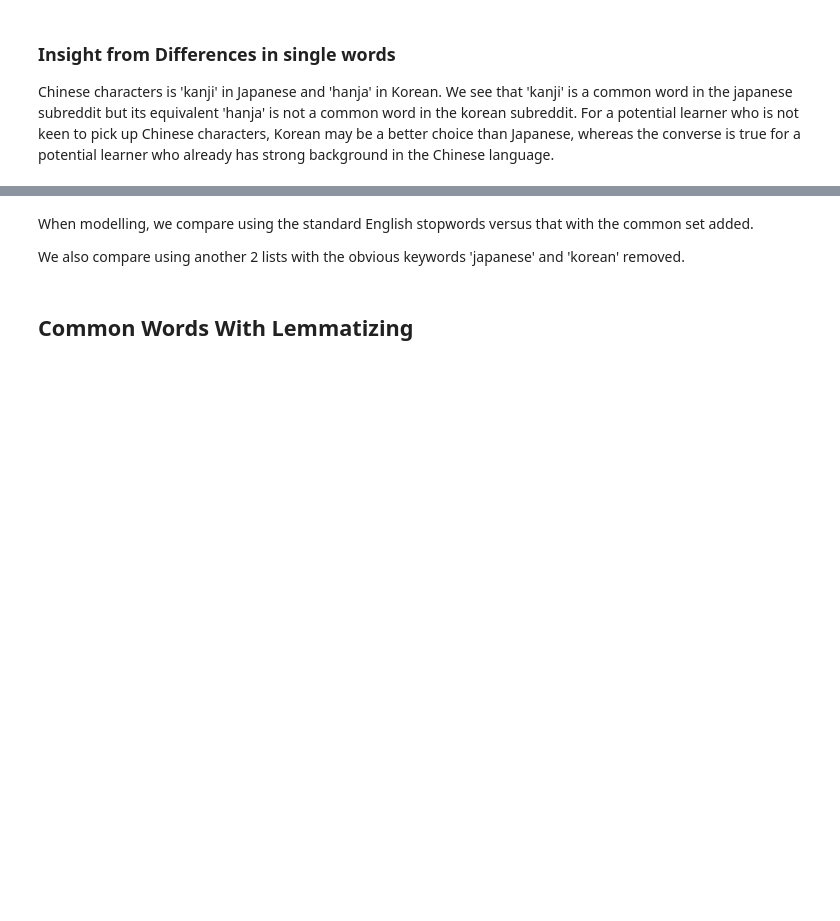
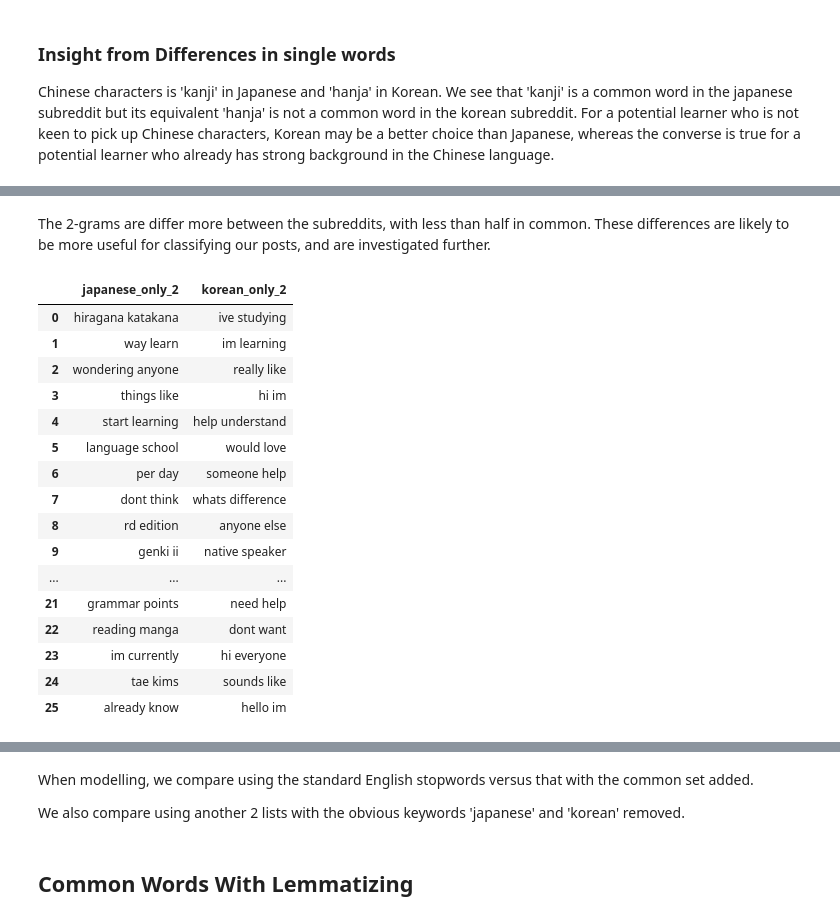
Before and after one commit to Liwwy83/GA_projects, a Jupyter notebook: Project 3/(2)_Data_Analysis.ipynb, the cells around one changed output, grey strips where cells are left out. Drawn from its saved outputs; the diff is of its cells as text; code cells hidden in the pictures; blank space fills up the shorter version.

```diff
--- a/Project 3/(2)_Data_Analysis.ipynb
+++ b/Project 3/(2)_Data_Analysis.ipynb
@@ -318,0 +255,28 @@ common_set = set(j_common_1.index).intersection(set(k_common_1.index))
+# %% [markdown]
+The 2-grams are differ more between the subreddits, with less than half in common. These differences are likely to be more useful for classifying our posts, and are investigated further.
+# %%
+# common 2-grams in japanese subreddit that are not in korean subreddit
+j_only_2 = set(j_common_2.index).difference(k_common_2.index)
+# common 2-grams in korean subreddit that are not in japanese subreddit
+k_only_2 = set(k_common_2.index).difference(j_common_2.index)
+
+# display in dataframe
+pd.DataFrame([j_only_2, k_only_2], index=['japanese_only_2', 'korean_only_2']).T
+# %% [output]
+|  | japanese_only_2 | korean_only_2 |
+| 0 | hiragana katakana | ive studying |
+| 1 | way learn | im learning |
+| 2 | wondering anyone | really like |
+| 3 | things like | hi im |
+| 4 | start learning | help understand |
+| 5 | language school | would love |
+| 6 | per day | someone help |
+| 7 | dont think | whats difference |
+| 8 | rd edition | anyone else |
+| 9 | genki ii | native speaker |
+| ... | ... | ... |
+| 21 | grammar points | need help |
+| 22 | reading manga | dont want |
+| 23 | im currently | hi everyone |
+| 24 | tae kims | sounds like |
+| 25 | already know | hello im |
```
Also changed, not shown: parts of 46 cells of this notebook, 4 other files.
